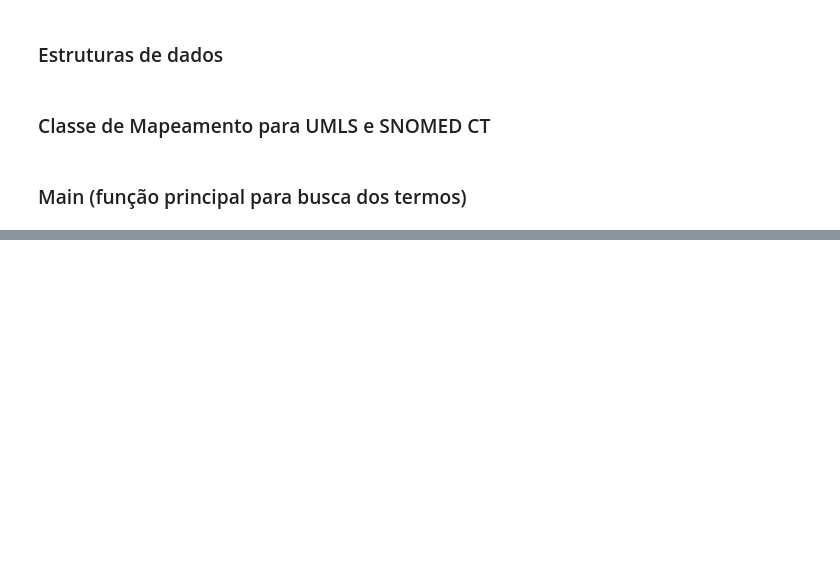
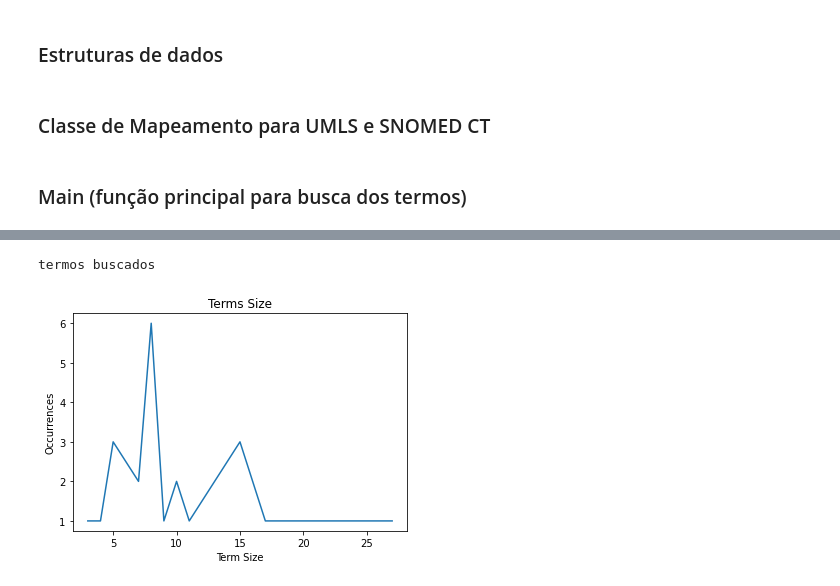
Before and after one commit to HAILab-PUCPR/MapClin-UMLS-SNOMEDCT, a Jupyter notebook: MapClin.ipynb, the cells around one changed output, grey strips where cells are left out. Cells and saved outputs as stored; diff of their text form; code cells hidden in the pictures; blank space fills up the shorter version.

```diff
--- a/MapClin.ipynb
+++ b/MapClin.ipynb
@@ -1797,0 +2124,29 @@ df.head(50)
+# %%
+def plot2Lists(l1,l2,title = "",ylabel = "", xlabel = ""):
+    plt.title(title)
+    plt.ylabel(ylabel)
+    plt.xlabel(xlabel)
+    plt.plot(l1,l2)
+    plt.show()
+# %%
+def plotTermsSize(terms):
+    sizeFrequencyDict = dict()
+    for termo in terms:
+        size = len(termo)
+        try:
+            sizeFrequencyDict[size] += 1
+        except:
+            sizeFrequencyDict[size] = 1
+
+    sizeFrequency = [(k,v) for k, v in sizeFrequencyDict.items()]
+    sizeFrequency.sort(key=lambda x: x[0])
+
+    word_rank,word_frequency = zip(*sizeFrequency)
+    plot2Lists(word_rank,word_frequency,title = "Terms Size",ylabel = "Occurrences", xlabel = "Term Size")
+# %%
+print("termos buscados")
+searchedTerms = OutputHelper().selectVar(resultados,"searchTerm")
+plotTermsSize(searchedTerms)
+# %% [output]
+termos buscados
+[figure, added]
```
Also changed, not shown: parts of 35 cells of this notebook, 1 other file.
